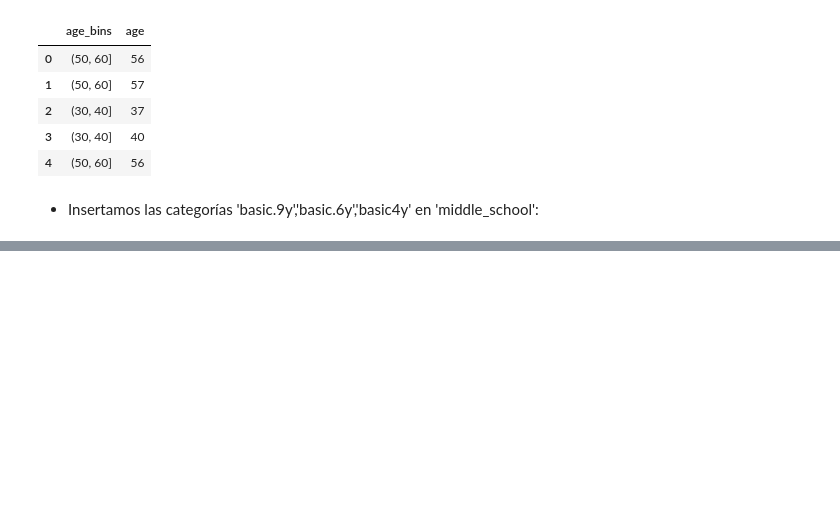
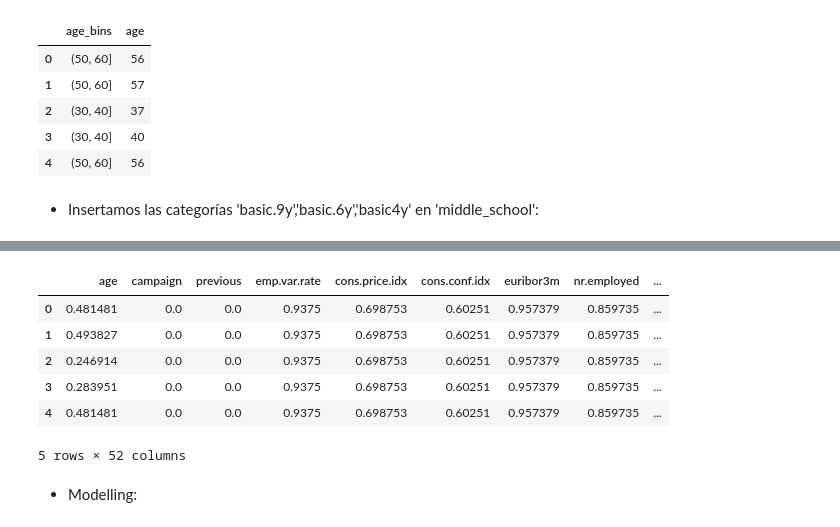
Before and after one commit to easyundercover/logistic-regression-exercise, a Jupyter notebook: src/explore.ipynb, the cells around one changed output, grey strips where cells are left out. Drawn from its saved outputs; the diff is of its cells as text; code cells hidden in the pictures; blank space fills up the shorter version.

```diff
--- a/src/explore.ipynb
+++ b/src/explore.ipynb
@@ -252,0 +256,14 @@ print(result)
+# %%
+scaler = MinMaxScaler()
+df_scaler = scaler.fit(df_interim[['age','campaign','previous','emp.var.rate','cons.price.idx','cons.conf.idx','euribor3m','nr.employed']])
+df_interim[['age','campaign','previous','emp.var.rate','cons.price.idx','cons.conf.idx','euribor3m','nr.employed']] = df_scaler.transform(df_interim[['age','campaign','previous','emp.var.rate','cons.price.idx','cons.conf.idx','euribor3m','nr.employed']])
+# %%
+df_interim.head()
+# %% [output]
+|  | age | campaign | previous | emp.var.rate | cons.price.idx | cons.conf.idx | euribor3m | nr.employed | ... |
+| 0 | 0.481481 | 0.0 | 0.0 | 0.9375 | 0.698753 | 0.60251 | 0.957379 | 0.859735 | ... |
+| 1 | 0.493827 | 0.0 | 0.0 | 0.9375 | 0.698753 | 0.60251 | 0.957379 | 0.859735 | ... |
+| 2 | 0.246914 | 0.0 | 0.0 | 0.9375 | 0.698753 | 0.60251 | 0.957379 | 0.859735 | ... |
+| 3 | 0.283951 | 0.0 | 0.0 | 0.9375 | 0.698753 | 0.60251 | 0.957379 | 0.859735 | ... |
+| 4 | 0.481481 | 0.0 | 0.0 | 0.9375 | 0.698753 | 0.60251 | 0.957379 | 0.859735 | ... |
+5 rows × 52 columns
@@ -252,0 +274,2 @@ print(result)
+# %% [markdown]
+* Modelling:
```
Also changed, not shown: parts of 36 cells of this notebook, 2 other files.
